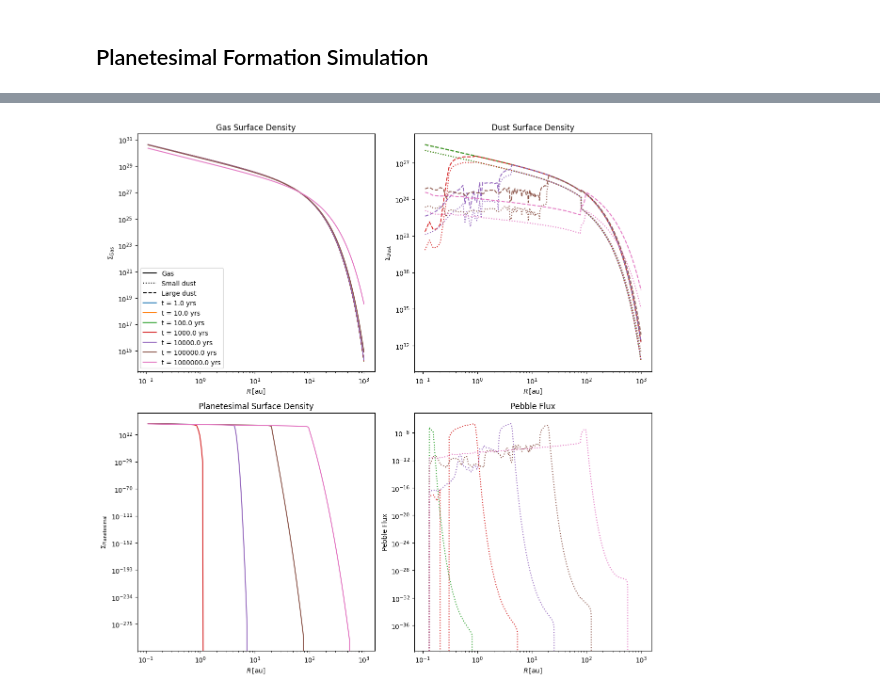
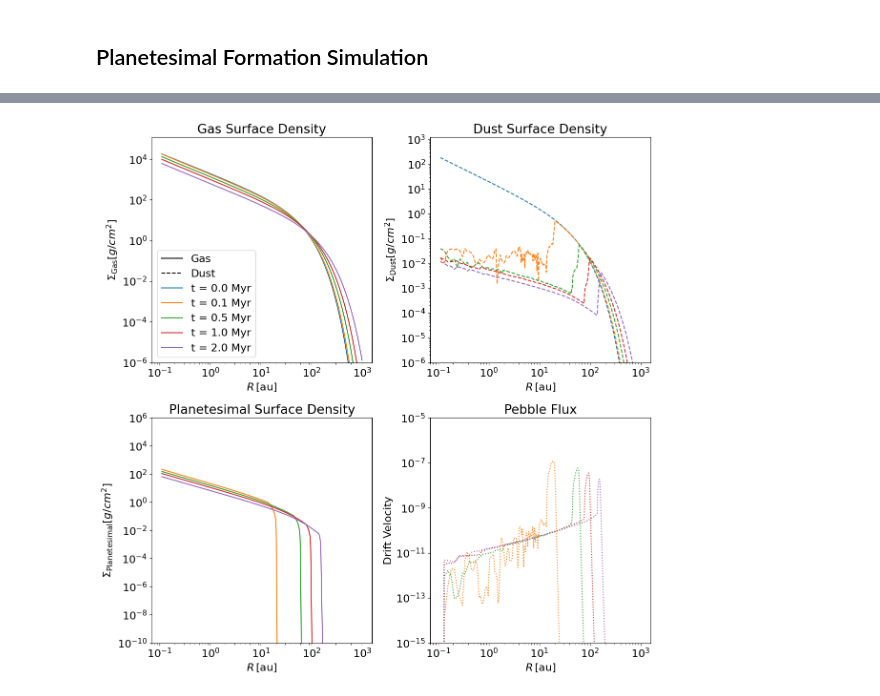
Before and after one commit to mlbalogh/DiscEvolution, a Jupyter notebook: pluto_tests/planetesimals.ipynb, the cells around one changed output, grey strips where cells are left out. Drawn from its saved outputs; the diff is of its cells as text; code cells hidden in the pictures.

```diff
--- a/pluto_tests/planetesimals.ipynb
+++ b/pluto_tests/planetesimals.ipynb
@@ -34,7 +34,7 @@ config = {
     "simulation": {
         "t_initial": 0,
         "t_final": 1e6,
-        "t_interval": "power"
+        "t_interval": [0, 0.1, 0.5, 1, 2], # Myr
     },
     "disc": {
         "alpha": 1e-3,
@@ -53,7 +53,11 @@ config = {
     },
     "dust_growth": {
         "feedback": False,
-        "settling": False
+        "settling": False,
+        #"f_ice": 0,
+        #"thresh": 1.,
+        "f_ice": 1, # default
+        "thresh": 0.1, # default
     },
     "planetesimal": {
         "include_planetesimals": True,
@@ -65,6 +69,7 @@ config = {
 # %%
 import numpy as np
 import matplotlib.pyplot as plt
+plt.rcParams.update({'font.size': 16})
 
 def run_model(config):
     """
@@ -96,6 +101,8 @@ def run_model(config):
         else:
             num_points = int(np.log10(sim_params['t_final'] / sim_params['t_initial'])) + 1
             times = np.logspace(np.log10(sim_params['t_initial']), np.log10(sim_params['t_final']), num=num_points) * 2 * np.pi
+    elif type(sim_params['t_interval']) == list:
+        times = np.array(sim_params['t_interval']) * 2 * np.pi * 1e6
     else:
         times = np.arange(sim_params['t_initial'], sim_params['t_final'], sim_params['t_interval']) * 2 * np.pi
 
@@ -116,7 +123,7 @@ def run_model(config):
 
     # Set disc model
     if disc_params['d2g'] > 0:
-        disc = DustGrowthTwoPop(grid, star, eos, disc_params['d2g'], Sigma=Sigma)
+        disc = DustGrowthTwoPop(grid, star, eos, disc_params['d2g'], Sigma=Sigma, f_ice=dust_growth_params['f_ice'], thresh=dust_growth_params['thresh'])
     else:
         disc = AccretionDisc(grid, star, eos, Sigma=Sigma)
 
@@ -131,6 +138,8 @@ def run_model(config):
 
     if planetesimal_params['include_planetesimals']:
         planetesimal = PlanetesimalFormation(disc)
+        # Initialize a list to store non-zero M_peb values and corresponding times
+        non_zero_M_peb = []
 
     # Run model
     # ========================
@@ -141,6 +150,8 @@ def run_model(config):
     if planetesimal_params['include_planetesimals']:
         fig, axes = plt.subplots(2, 2, figsize=(12, 12))
         axes = axes.flatten()
+        axes[3].plot(grid.Rc, 0*grid.Rc, linestyle='dotted', color='black', label="Small dust")
+        axes[3].plot(grid.Rc, 0*grid.Rc, linestyle="dashed", color='black', label="Large dust")
     elif transport_params['radial_drift']:
         fig, axes = plt.subplots(1, 3, figsize=(18, 6))
     else:
@@ -148,10 +159,10 @@ def run_model(config):
 
     # Set up initial plot lines
     try:
-        for ax in axes:
-            ax.plot(grid.Rc, 0*grid.Rc, '-', color='black', label="Gas")
-            ax.plot(grid.Rc, 0*grid.Rc, linestyle="dotted", color='black', label="Small dust")
-            ax.plot(grid.Rc, 0*grid.Rc, linestyle="dashed", color='black', label="Large dust")
+        axes[0].plot(grid.Rc, 0*grid.Rc, '-', color='black', label="Gas")
+        axes[0].plot(grid.Rc, 0*grid.Rc, linestyle="dashed", color='black', label="Dust")
+        #axes[0].plot(grid.Rc, 0*grid.Rc, linestyle="dotted", color='black', label="Small dust")
+        #axes[0].plot(grid.Rc, 0*grid.Rc, linestyle="dashed", color='black', label="Large dust")
     except:
         pass
 
@@ -188,6 +199,9 @@ def run_model(config):
             if planetesimal_params['include_planetesimals']:
                 planetesimal.update(dt, disc, dust)
 
+            if planetesimal_params['include_planetesimals'] and np.sum(disc.M_peb) > 0:
+                non_zero_M_peb.append((t, disc.M_peb.copy()))
+
             # Do grain growth
             disc.update(dt)
 
@@ -199,14 +213,14 @@ def run_model(config):
 
         if gas:
             try:
-                l, = axes[0].loglog(grid.Rc, disc.Sigma_G, label='t = {} yrs'.format(np.round(t / (2 * np.pi))))
+                l, = axes[0].loglog(grid.Rc, disc.Sigma_G / (AU*AU), label='t = {} Myr'.format(np.round(t / (2 * np.pi * 1e6), 2)))
                 axes[0].set_xlabel('$R\\,[\\mathrm{au}]$')
-                axes[0].set_ylabel('$\\Sigma_{\\mathrm{Gas}}$')
-                #axes[0].set_ylim(ymin=1e-6, ymax=1e6)
+                axes[0].set_ylabel('$\\Sigma_{\\mathrm{Gas}} [g/cm^2]$')
+                axes[0].set_ylim(ymin=1e-6)
                 axes[0].set_title('Gas Surface Density')
                 axes[0].legend()
             except:
-                axes.loglog(grid.Rc, disc.Sigma_G, label='t = {} yrs'.format(np.round(t / (2 * np.pi))))
+                axes.loglog(grid.Rc, disc.Sigma_G / AU, label='t = {} yrs'.format(np.round(t / (2 * np.pi))))
                 axes.set_xlabel('$R\\,[\\mathrm{au}]$')
                 axes.set_ylabel('$\\Sigma_{\\mathrm{Gas}}$')
                 #axes.set_ylim(ymin=1e-6, ymax=1e6)
@@ -214,40 +228,47 @@ def run_model(config):
                 axes.legend()
 
         if transport_params['radial_drift']:
-            axes[1].loglog(grid.Rc, disc.Sigma_D[0], linestyle="dotted", color=l.get_color())
-            axes[1].loglog(grid.Rc, disc.Sigma_D[1], linestyle='dashed', color=l.get_color())
+            #axes[1].loglog(grid.Rc, disc.Sigma_D[0] / (AU*AU), linestyle="dotted", color=l.get_color())
+            #axes[1].loglog(grid.Rc, disc.Sigma_D[1] / (AU*AU), linestyle='dashed', color=l.get_color())
+            axes[1].loglog(grid.Rc, (disc.Sigma_D[0]+disc.Sigma_D[1]) / (AU*AU), linestyle="dashed", color=l.get_color())
 
             axes[1].set_xlabel('$R\\,[\\mathrm{au}]$')
-            axes[1].set_ylabel('$\\Sigma_{\\mathrm{Dust}}$')
+            axes[1].set_ylabel('$\\Sigma_{\\mathrm{Dust}} [g/cm^2]$')
             #axes[1].set_ylim(ymin=1e-6, ymax=1e6)
             axes[1].set_title('Dust Surface Density')
+            axes[1].set_ylim(ymin=1e-6)
 
         if planetesimal_params['include_planetesimals']:
-            axes[2].loglog(grid.Rc, disc.Sigma_D[2], '-', color=l.get_color())
+            axes[2].loglog(grid.Rc, disc.Sigma_D[2] / (AU*AU), '-', color=l.get_color())
+            axes[2].set_xlabel('$R\\,[\\mathrm{au}]$')
+            axes[2].set_ylabel('$\\Sigma_{\\mathrm{Planetesimal}} [g/cm^2]$')
+            axes[2].set_title('Planetesimal Surface Density')
+            axes[2].set_ylim(ymin=1e-10, ymax=1e6)
 
-            axes[3].plot(grid.Rc, 0*grid.Rc, label='t = {} yrs'.format(np.round(t / (2 * np.pi))), color=l.get_color())
             axes[3].loglog(grid.Rc, disc.v_drift[0], linestyle="dotted", color=l.get_color())
             axes[3].loglog(grid.Rc, disc.v_drift[1], linestyle='dashed', color=l.get_color())
-
-            axes[2].set_xlabel('$R\\,[\\mathrm{au}]$')
-            axes[2].set_ylabel('$\\Sigma_{\\mathrm{Planetesimal}}$')
-            #axes[2].set_ylim(ymin=1e-10, ymax=1e6)
-            axes[2].set_title('Planetesimal Surface Density')
-
             axes[3].set_xlabel('$R\\,[\\mathrm{au}]$')
-            axes[3].set_ylabel('Pebble Flux')
-            #axes[3].set_ylim(ymin=1e-10, ymax=1e6)
+            axes[3].set_ylabel('Drift Velocity')
             axes[3].set_title('Pebble Flux')
+            axes[3].set_ylim(ymin=1e-15, ymax=1e-5)
         elif transport_params['radial_drift']:
-            axes[2].plot(grid.Rc, 0*grid.Rc, label='t = {} yrs'.format(np.round(t / (2 * np.pi))), color=l.get_color())
+            axes[2].plot(grid.Rc, 0*grid.Rc, label='t = {} Myr'.format(np.round(t / (2 * np.pi * 1e6), 2)), color=l.get_color())
             axes[2].loglog(grid.Rc, disc.v_drift[0], linestyle="dotted", color=l.get_color())
             axes[2].loglog(grid.Rc, disc.v_drift[1], linestyle='dashed', color=l.get_color())
 
             axes[2].set_xlabel('$R\\,[\\mathrm{au}]$')
             axes[2].set_ylabel('Drift Velocity')
-            #axes[2].set_ylim(ymin=1e-10, ymax=1e6)
+            axes[2].set_ylim(ymin=1e-6)
             axes[2].set_title('Drift Velocity')
             axes[2].legend()
+
+    # if planetesimal_params['include_planetesimals']:
+    #     for t, M_peb in non_zero_M_peb[::5000]:
+    #         c, = axes[3].loglog(grid.Rc, 0*grid.Rc, label='t = {} Myr'.format(np.round(t / (2 * np.pi * 1e6))))
+    #         axes[3].loglog(grid.Rc, M_peb[0], linestyle="dotted", color=c.get_color())
+    #         axes[3].loglog(grid.Rc, M_peb[1], linestyle='dashed', color=c.get_color())
+    #     axes[3].loglog(grid.Rc, disc.M_cr, linestyle="-", color='black', label="Critical flux")
+    #     axes[3].legend()
 
     plt.tight_layout()
     plt.show()
@@ -257,12 +278,12 @@ def run_model(config):
 run_model(config)
 
 # Without planetesimals
-config['planetesimal']['include_planetesimals'] = False
-run_model(config)
+# config['planetesimal']['include_planetesimals'] = False
+# run_model(config)
 
-# Without planetesimals and dust
-config['planetesimal']['include_planetesimals'] = False
-config['disc']['d2g'] = 0
-config['transport']['radial_drift'] = False
-run_model(config)
+# # Without planetesimals and dust
+# config['planetesimal']['include_planetesimals'] = False
+# config['disc']['d2g'] = 0
+# config['transport']['radial_drift'] = False
+# run_model(config)
 # %% [output]
@@ -283 +300 @@ Time: 1000000.0 yr
-[figure, old version]
+[figure, new version]
```
Also changed, not shown: parts of 1 cell of this notebook, 1 other file.
